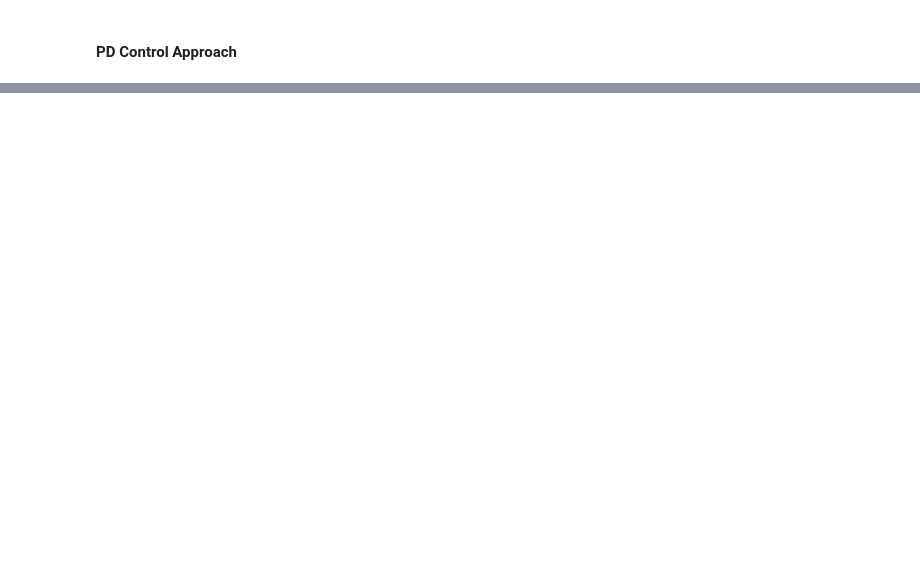
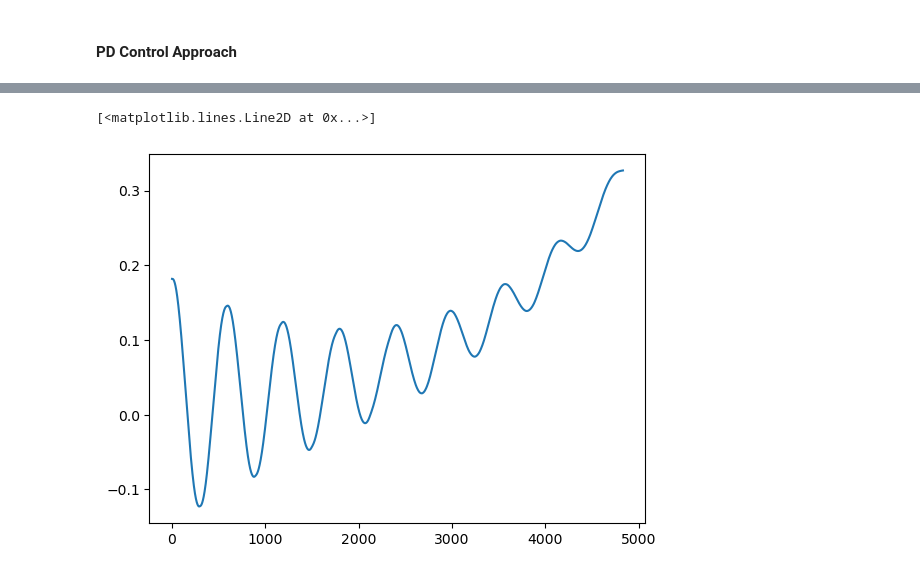
Before and after one commit to anshunino/RobotArm_BalancePendulum, a Jupyter notebook: ee_line_motion.ipynb, the cells around one changed output, grey strips where cells are left out. Saved outputs shown, nothing was run; the diff lists cells and outputs as text; code cells hidden in the pictures; blank space fills up the shorter version.

```diff
--- a/ee_line_motion.ipynb
+++ b/ee_line_motion.ipynb
@@ -363,0 +303,10 @@ np.sum(np.round(f_admits))/np.sum(np.round(m_admits))
+# %%
+from observation import Actor
+actor = Actor()
+# %%
+pybullet.connect(pybullet.GUI)
+name = 'ur5_description'
+robot = load_robot_description(name)
+
+timeStep = 1./300
+pybullet.setTimeStep(timeStep)
@@ -363,0 +315,16 @@ np.sum(np.round(f_admits))/np.sum(np.round(m_admits))
+# %%
+for j in actor.free_joints:  # range (pybullet.getNumJoints(robot)):
+    pybullet.setJointMotorControl2(
+        robot, j, pybullet.VELOCITY_CONTROL, force=0)
+pybullet.setJointMotorControl2(
+    robot, 6, pybullet.VELOCITY_CONTROL, force=0)
+
+pos, quat = actor.get_ee_pose(robot)
+
+for i in range(100):
+    actor.set_jpos(actor.INITIAL_CONF, robot, timeStep)
+
+timeStep = 1./3000
+pybullet.setTimeStep(timeStep)
+episode, ee_positions_x, ee_positions_y, ee_positions_z = actor.rollout_from_env(
+    robot, actor.pid_policy, timeStep)
@@ -363,0 +333,5 @@ np.sum(np.round(f_admits))/np.sum(np.round(m_admits))
+# %%
+plt.plot(np.array(episode['observation'])[:, 1])
+# %% [output]
+[<matplotlib.lines.Line2D at 0x...>]
+[figure, added]
```
Also changed, not shown: parts of 23 cells of this notebook, 1 other file.
